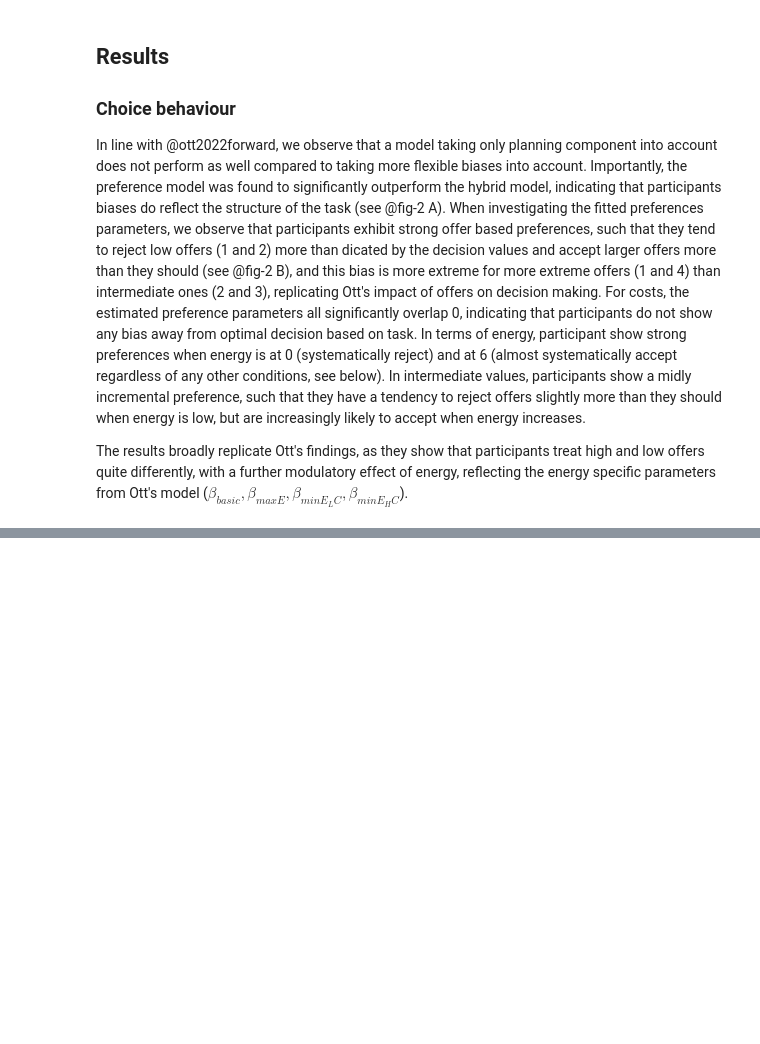
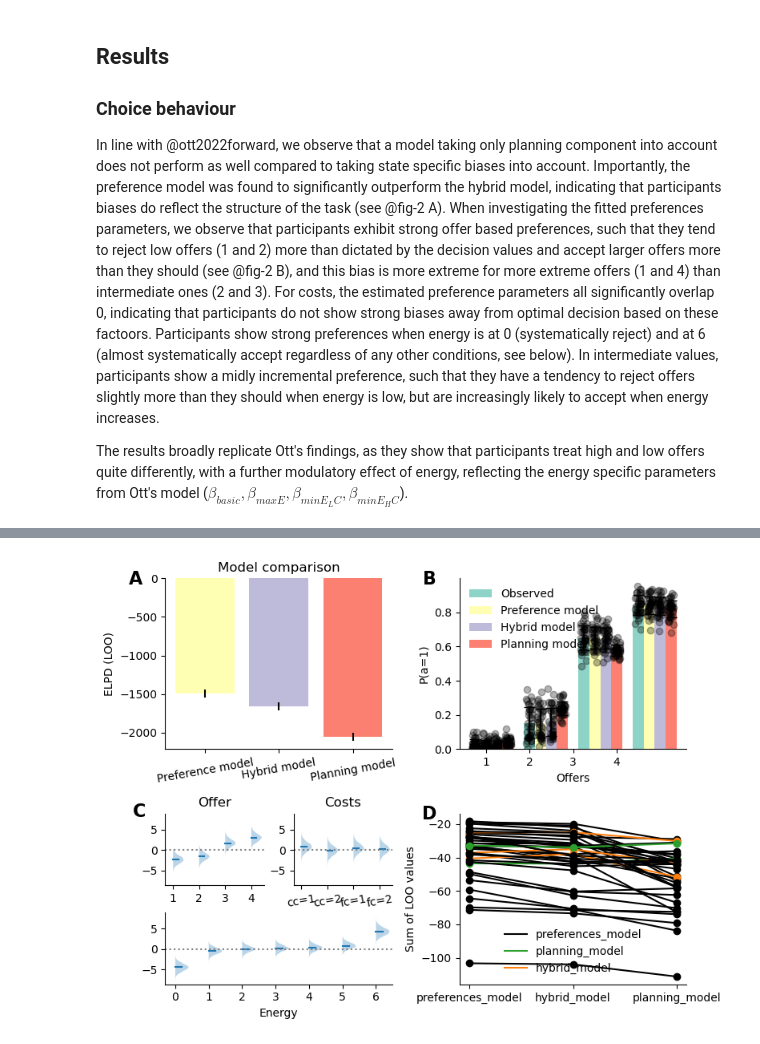
Before and after one commit to AlexLepauvre/state_abstraction_paper, a Jupyter notebook: index.ipynb, the cells around one changed output, grey strips where cells are left out. Drawn from its saved outputs; the diff is of its cells as text; code cells hidden in the pictures; blank space fills up the shorter version.

```diff
--- a/index.ipynb
+++ b/index.ipynb
@@ -386,14 +384,14 @@ We used Pareto-smoothed importance sampling to approximate leave one out cross v
 traces = {}
 # ===================================================================
 # Preference model:
-if os.path.exists("./data/bids/limited_energy/derivatives/models/preferences_model_trace.nc"):
-    idata = az.from_netcdf("./data/bids/limited_energy/derivatives/models/preferences_model_trace.nc")
+if os.path.exists("./data/bids/limited_energy/derivatives/models/preferences_model-v2.nc"):
+    idata = az.from_netcdf("./data/bids/limited_energy/derivatives/models/preferences_model-v2.nc")
     traces['preferences_model'] = idata
 else:
     preference_columns = [
         'is_1', 'is_2', 'is_3', 'is_4',
         'is_lc', 'is_hc',
-        'is_trans1', 'is_trans2', 'is_trans3', 'is_trans4',
+        'is_lfc', 'is_lhc',
         'e_is_0', 'e_is_1', 'e_is_2', 'e_is_3', 'e_is_4', 'e_is_5', 'e_is_6'
     ]
     idata = preference_model(beh_data['response'],  # Subjects responses
@@ -533,7 +525,7 @@ A final question we sought to investigate is whether this hierarchy in terms of
 ## Results
 
 ### Choice behaviour
-In line with @ott2022forward, we observe that a model taking only planning component into account does not perform as well compared to taking more flexible biases into account. Importantly, the preference model was found to significantly outperform the hybrid model, indicating that participants biases do reflect the structure of the task (see @fig-2 A). When investigating the fitted preferences parameters, we observe that participants exhibit strong offer based preferences, such that they tend to reject low offers (1 and 2) more than dicated by the decision values and accept larger offers more than they should (see @fig-2 B), and this bias is more extreme for more extreme offers (1 and 4) than intermediate ones (2 and 3), replicating Ott's impact of offers on decision making. For costs, the estimated preference parameters all significantly overlap 0, indicating that participants do not show any bias away from optimal decision based on task. In terms of energy, participant show strong preferences when energy is at 0 (systematically reject) and at 6 (almost systematically accept regardless of any other conditions, see below). In intermediate values, participants show a midly incremental preference, such that they have a tendency to reject offers slightly more than they should when energy is low, but are increasingly likely to accept when energy increases.
+In line with @ott2022forward, we observe that a model taking only planning component into account does not perform as well compared to taking state specific biases into account. Importantly, the preference model was found to significantly outperform the hybrid model, indicating that participants biases do reflect the structure of the task (see @fig-2 A). When investigating the fitted preferences parameters, we observe that participants exhibit strong offer based preferences, such that they tend to reject low offers (1 and 2) more than dictated by the decision values and accept larger offers more than they should (see @fig-2 B), and this bias is more extreme for more extreme offers (1 and 4) than intermediate ones (2 and 3). For costs, the estimated preference parameters all significantly overlap 0, indicating that participants do not show strong biases away from optimal decision based on these factoors. Participants show strong preferences when energy is at 0 (systematically reject) and at 6 (almost systematically accept regardless of any other conditions, see below). In intermediate values, participants show a midly incremental preference, such that they have a tendency to reject offers slightly more than they should when energy is low, but are increasingly likely to accept when energy increases.
 
 The results broadly replicate Ott's findings, as they show that participants treat high and low offers quite differently, with a further modulatory effect of energy, reflecting the energy specific parameters from Ott's model ($\beta_{basic}, \beta_{maxE}, \beta_{minE_LC}, \beta_{minE_HC}$).
 # %%
@@ -603,7 +595,7 @@ ax["B"].spines[['right', 'top']].set_visible(False)
 ax["B"].text(-0.1, 1.05, "B", transform=ax["B"].transAxes,
               fontsize=16, fontweight='bold', va='top', ha='right'
               )
-ax["B"].legend(frameon=False);
+ax["B"].legend(frameon=False, loc="upper left");
 
 # ================================================
 # fig-2C: Plot the preferences parameters of the preference model:
@@ -641,7 +633,7 @@ ylim.append(ax_offer.get_ylim())
 
 # Plot Costs parameters:
 data = []
-for var in ["B_islc", "B_ishc", "B_istrans1", "B_istrans2"]:
+for var in ["B_is_lc", "B_is_hc", "B_is_lfc", "B_is_hfc"]:
     vals = traces['preferences_model'].posterior["beta_pref"].sel(coef_pref=var).values.flatten()
     data.append(vals)
 ax_costs.violinplot(data, positions=range(len(data)), widths=0.8,
@@ -715,3 +706,4 @@ plt.tight_layout();
+[figure, added]
 # %%
 # Calculate the interaction confidence intervals:
 mu_interaction = traces['preferences_model'].posterior["beta_interaction"].values.flatten().mean()
```
Also changed, not shown: parts of 25 cells of this notebook, 4 other files.
